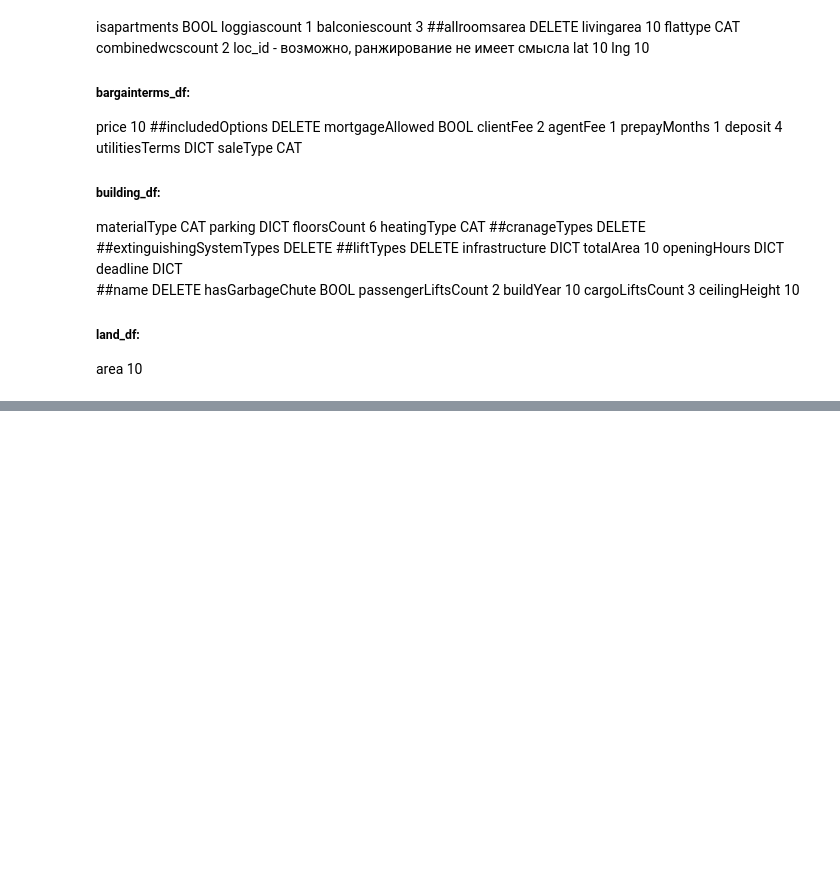
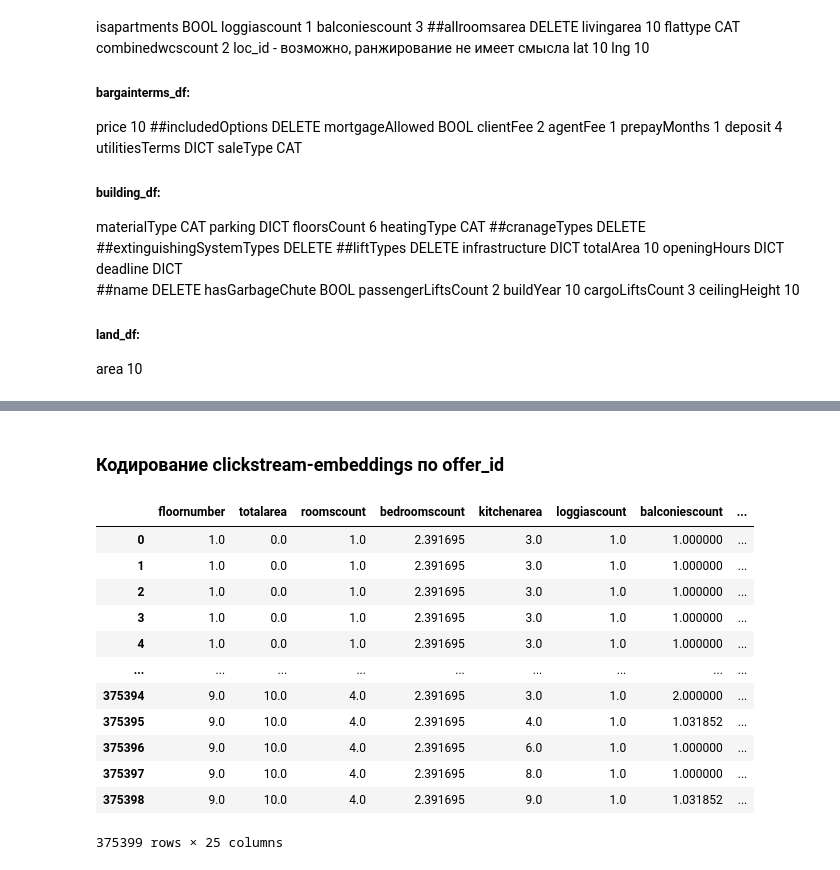
Before and after one commit to MariaZharova/recsys_internship, a Jupyter notebook: Bins_embeddings.ipynb, the cells around one changed output, grey strips where cells are left out. Cells and saved outputs as stored; diff of their text form; code cells hidden in the pictures; blank space fills up the shorter version.

```diff
--- a/Bins_embeddings.ipynb
+++ b/Bins_embeddings.ipynb
@@ -436,0 +477,20 @@ np.save('embeddings_bin_num.npy', embeddings[:, 0])
+# %% [markdown]
+### Кодирование clickstream-embeddings по offer_id
+# %%
+embeddings_grouped['counter_range'] = [i for i in range(1, embeddings_grouped.shape[0] + 1)]
+embeddings_grouped['id'] = embeddings_grouped['id'].apply(lambda x: x[:-1])
+embeddings_grouped
+# %% [output]
+|  | floornumber | totalarea | roomscount | bedroomscount | kitchenarea | loggiascount | balconiescount | ... |
+| 0 | 1.0 | 0.0 | 1.0 | 2.391695 | 3.0 | 1.0 | 1.000000 | ... |
+| 1 | 1.0 | 0.0 | 1.0 | 2.391695 | 3.0 | 1.0 | 1.000000 | ... |
+| 2 | 1.0 | 0.0 | 1.0 | 2.391695 | 3.0 | 1.0 | 1.000000 | ... |
+| 3 | 1.0 | 0.0 | 1.0 | 2.391695 | 3.0 | 1.0 | 1.000000 | ... |
+| 4 | 1.0 | 0.0 | 1.0 | 2.391695 | 3.0 | 1.0 | 1.000000 | ... |
+| ... | ... | ... | ... | ... | ... | ... | ... | ... |
+| 375394 | 9.0 | 10.0 | 4.0 | 2.391695 | 3.0 | 1.0 | 2.000000 | ... |
+| 375395 | 9.0 | 10.0 | 4.0 | 2.391695 | 4.0 | 1.0 | 1.031852 | ... |
+| 375396 | 9.0 | 10.0 | 4.0 | 2.391695 | 6.0 | 1.0 | 1.000000 | ... |
+| 375397 | 9.0 | 10.0 | 4.0 | 2.391695 | 8.0 | 1.0 | 1.000000 | ... |
+| 375398 | 9.0 | 10.0 | 4.0 | 2.391695 | 9.0 | 1.0 | 1.031852 | ... |
+375399 rows × 25 columns
```
Also changed, not shown: parts of 67 cells of this notebook.
